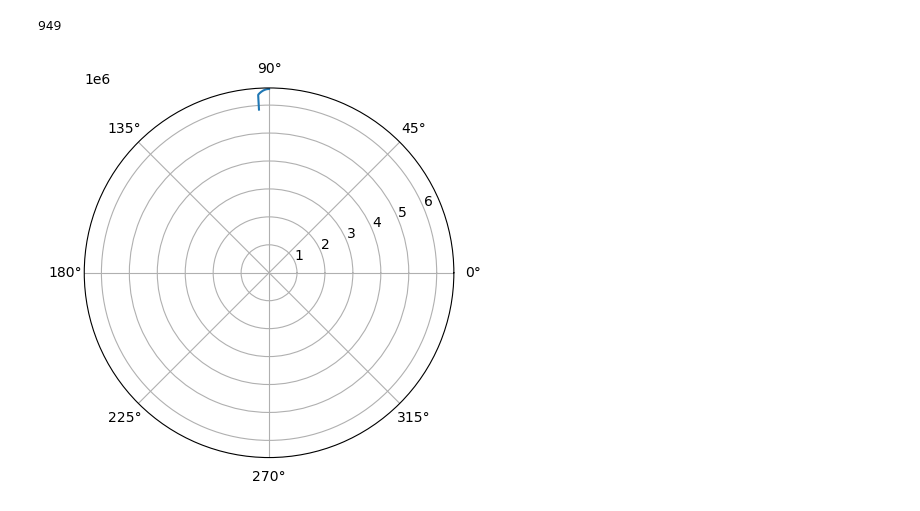
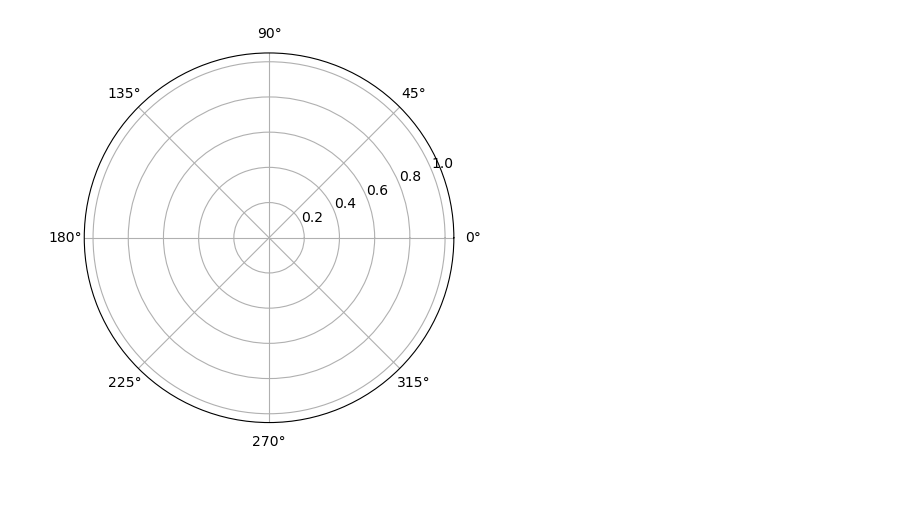
Before and after one commit to Tiangong-PMSC-Group/Satellite-Project, a Jupyter notebook: satelliteTest.ipynb, the cells around one changed output. Saved outputs shown, nothing was run; the diff lists cells and outputs as text; code cells hidden in the pictures.

Commit message:
Good set of init conditions

```diff
--- a/satelliteTest.ipynb
+++ b/satelliteTest.ipynb
@@ -1,24 +7,25 @@
 # %%
-%load_ext autoreload
-%autoreload 2
-
 from Satellite import Satellite
 from SatelliteState import SatelliteState
 from Earth import Earth
+import utilities
 
 import numpy as np
 
 import matplotlib.pyplot as plt
 
+earth_radius = 6378136.6
 
-init_r = 6378136.6+200000
+init_r = earth_radius+800000
 angular_vel = 0.001454
+angular_vel = 0.0010830807404
+angular_vel = 0.0010430807404
 tang_vel = angular_vel * init_r
-tang_vel = 60 * 4.848e-6 * init_r
+#tang_vel = 60 * 4.848e-6 * init_r
 
-sat_state1 = SatelliteState(np.array([init_r, np.pi/2, 0]), np.array([0]), np.array([0, tang_vel, 0]), np.array([0]))
+sat_state = SatelliteState(np.array([init_r, np.pi/2, 0]), np.array([0]), np.array([0, tang_vel, 0]), np.array([0]))
 
 earth = Earth()
 
 
-sat1 = Satellite(sat_state1, 0, earth=earth)
+sat1 = Satellite(sat_state, 0, earth=earth)
@@ -153,19 +102,17 @@ array([1.57079633, 1.57108721, 1.57137809, 1.57166897, 1.57195985,
-# %%
-len(sol.y[0])
-# %% [output]
-949
 # %%
 import numpy as np
 import matplotlib.pyplot as plt
 import mpl_toolkits.mplot3d.axes3d as axes3d
 
-R = sol.y[0][:400]
-rad = sol.y[2][:400]
+n=np.argmin(np.abs(sol.y[0]-earth_radius))
+
+R = sol.y[0][:n]-earth_radius
+rad = sol.y[2][:n]
 Phi = [np.pi/2 for i in rad]
 
 fig, ax = plt.subplots(subplot_kw={'projection': 'polar'})
 ax.plot(rad, R)
 
 plt.show()
 # %% [output]
-[figure, old version]
+[figure, new version]
```
Also changed, not shown: parts of 22 cells of this notebook, 1 other file.
